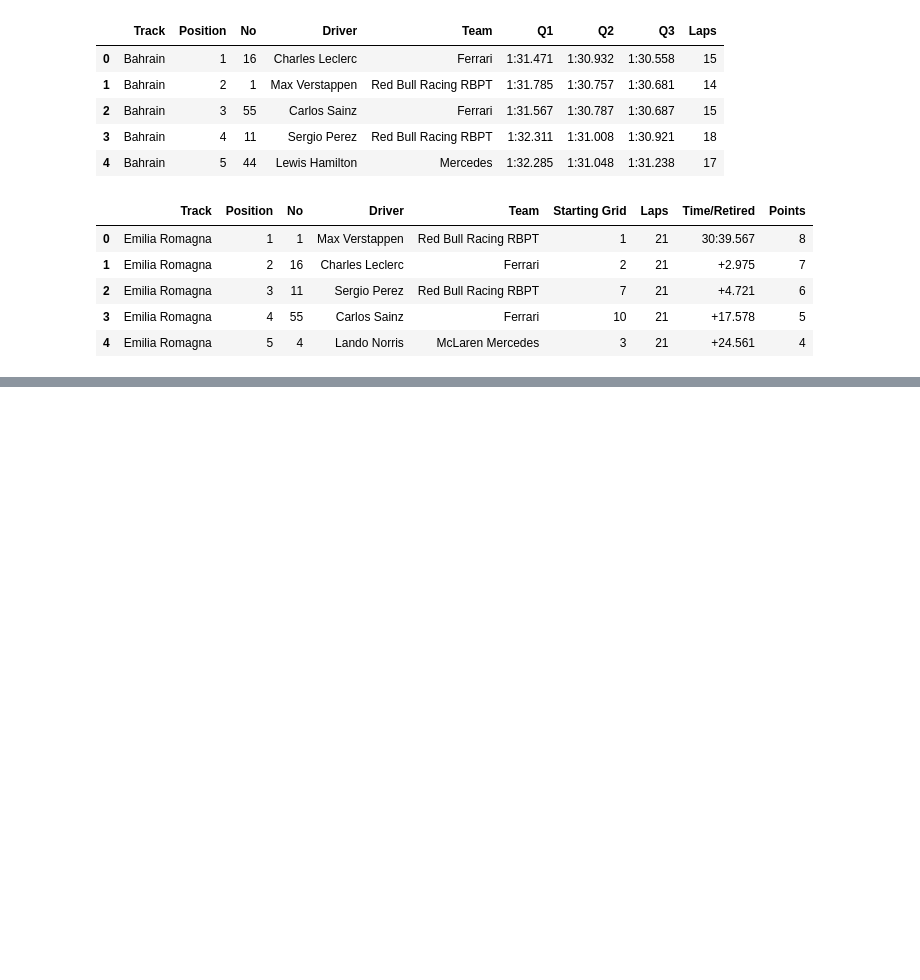
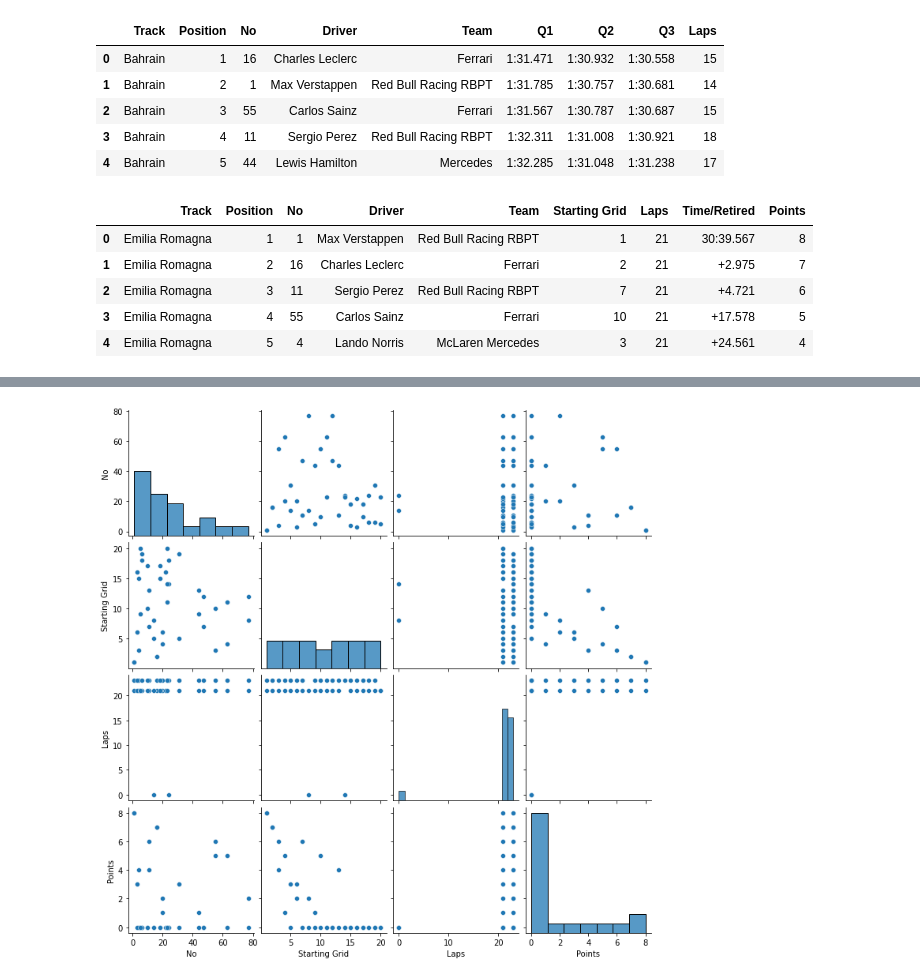
Before and after one commit to JoshuaPark823/F1_Prediction_Model, a Jupyter notebook: Data_Exploration.ipynb, the cells around one changed output, grey strips where cells are left out. Saved outputs shown, nothing was run; the diff lists cells and outputs as text; code cells hidden in the pictures; blank space fills up the shorter version.

```diff
--- a/Data_Exploration.ipynb
+++ b/Data_Exploration.ipynb
@@ -34,0 +58,5 @@ sprint_results.head()
+# %%
+sns.pairplot(sprint_results)
+plt.show()
+# %% [output]
+[figure, added]
```
Also changed, not shown: parts of 6 cells of this notebook.
